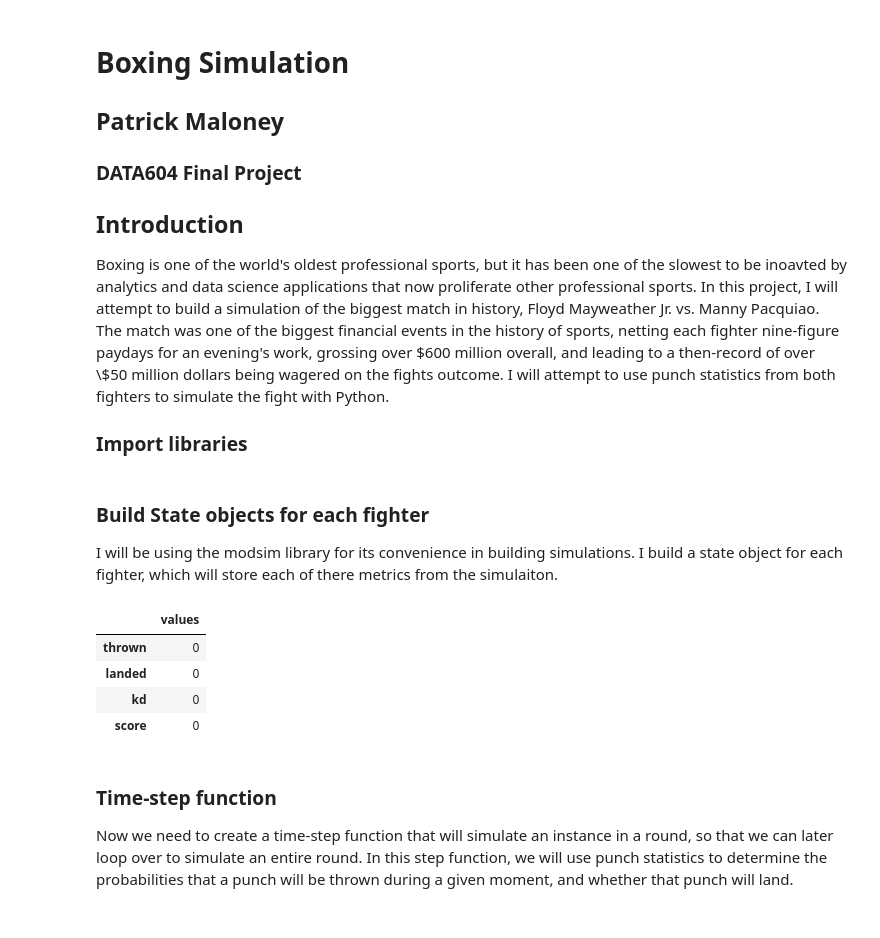
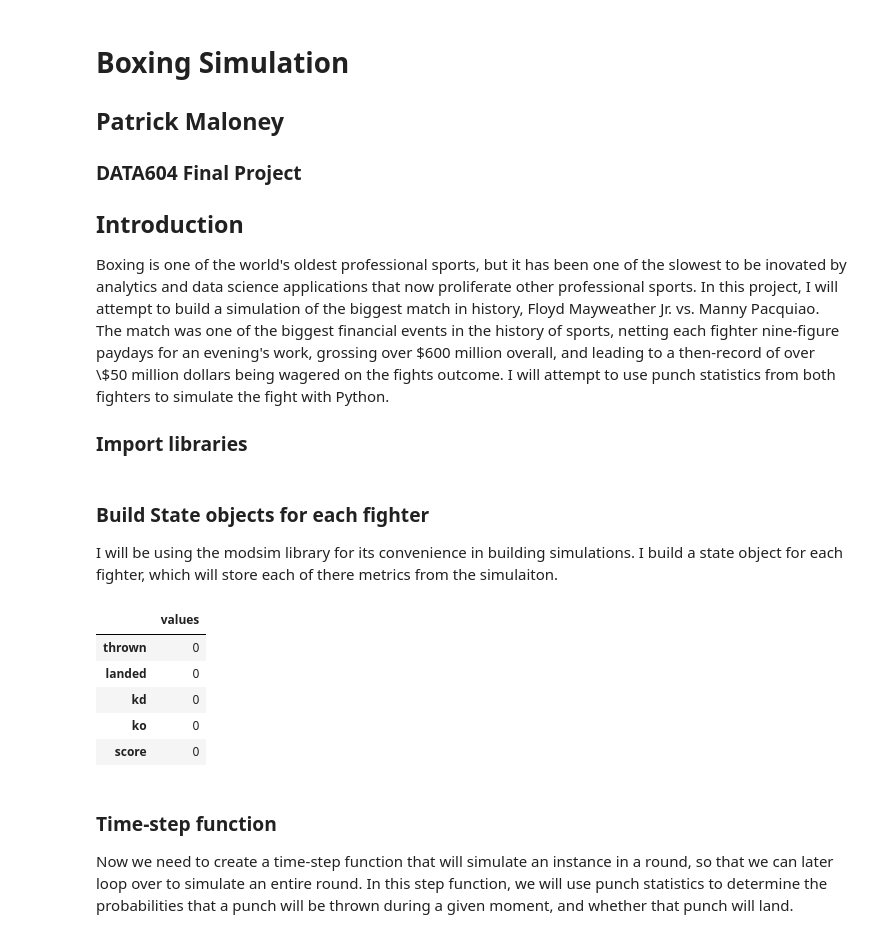
Before and after one commit to pmalo46/DATA604, a Jupyter notebook: Final_project604.ipynb, the cells around one changed output. Cells and saved outputs as stored; diff of their text form; code cells hidden in the pictures.

```diff
--- a/Final_project604.ipynb
+++ b/Final_project604.ipynb
@@ -6,7 +6,7 @@
 
 ## Introduction
 
-Boxing is one of the world's oldest professional sports, but it has been one of the slowest to be inoavted by analytics and data science applications that now proliferate other professional sports. In this project, I will attempt to build a simulation of the biggest match in history, Floyd Mayweather Jr. vs. Manny Pacquiao.  The match was one of the biggest financial events in the history of sports, netting each fighter nine-figure paydays for an evening's work, grossing over \$600 million overall, and leading to a then-record of over \\$50 million dollars being wagered on the fights outcome.  I will attempt to use punch statistics from both fighters to simulate the fight with Python.
+Boxing is one of the world's oldest professional sports, but it has been one of the slowest to be inovated by analytics and data science applications that now proliferate other professional sports. In this project, I will attempt to build a simulation of the biggest match in history, Floyd Mayweather Jr. vs. Manny Pacquiao.  The match was one of the biggest financial events in the history of sports, netting each fighter nine-figure paydays for an evening's work, grossing over \$600 million overall, and leading to a then-record of over \\$50 million dollars being wagered on the fights outcome.  I will attempt to use punch statistics from both fighters to simulate the fight with Python.
 
 
 ### Import libraries
@@ -24,13 +25,14 @@ np.random.seed(7)
 
 I will be using the modsim library for its convenience in building simulations. I build a state object for each fighter, which will  store each of there metrics from the simulaiton.
 # %%
-mayweather = State(thrown = 0, landed = 0, kd = 0, score = 0)
-pacquiao = State(thrown = 0, landed = 0, kd = 0, score = 0)
+mayweather = State(thrown = 0, landed = 0, kd = 0, ko = 0, score = 0)
+pacquiao = State(thrown = 0, landed = 0, kd = 0, ko = 0, score = 0)
 # %% [output]
 |  | values |
 | thrown | 0 |
 | landed | 0 |
 | kd | 0 |
+| ko | 0 |
 | score | 0 |
 # %% [markdown]
 ### Time-step function
```
Also changed, not shown: parts of 33 cells of this notebook.
